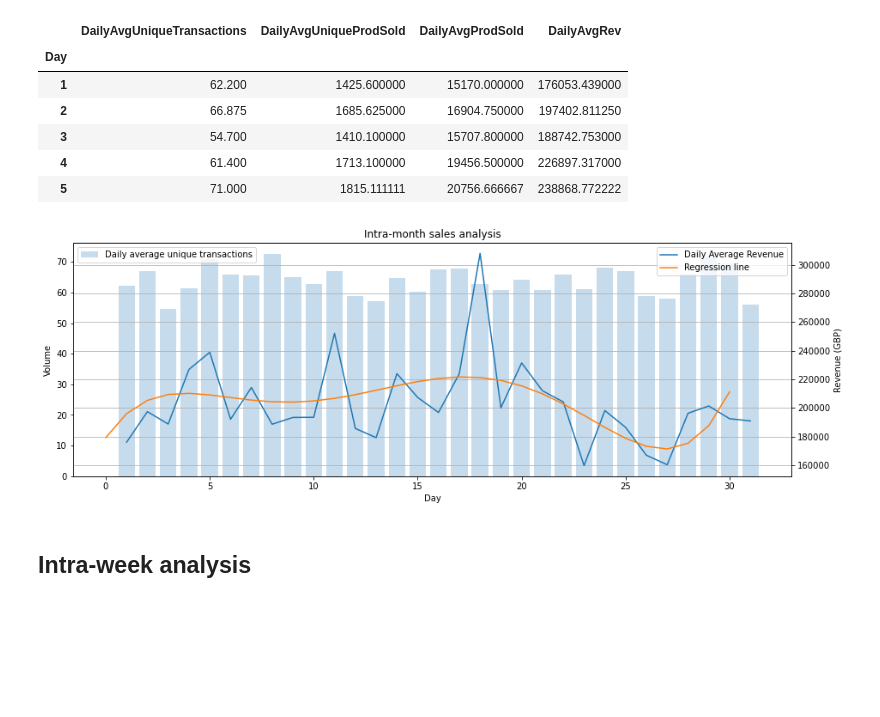
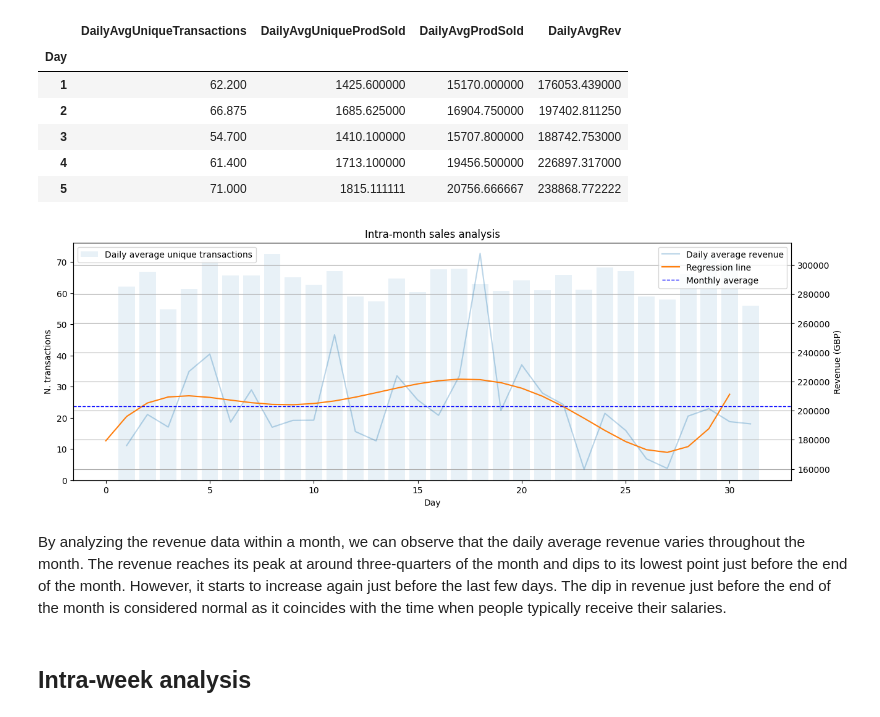
Before and after one commit to antobzzll/Analytics-Portfolio, a Jupyter notebook: Business Analytics/Market Basket Analysis/e-commerce-analytics.ipynb, the cells around one changed output. Drawn from its saved outputs; the diff is of its cells as text; code cells hidden in the pictures; blank space fills up the shorter version.

```diff
--- a/Business Analytics/Market Basket Analysis/e-commerce-analytics.ipynb
+++ b/Business Analytics/Market Basket Analysis/e-commerce-analytics.ipynb
@@ -292,23 +292,27 @@ byday.head()
 # %%
 rev_coefficients = np.polyfit(byday.index.values, byday['DailyAvgRev'].values, 5)
 rev_regression_line = np.poly1d(rev_coefficients)
 
 fig, ax1 = plt.subplots(figsize=(15,5))
 ax2 = plt.twinx()
-ax2.plot(byday.index, byday['DailyAvgRev'], label='Daily Average Revenue')
-ax1.bar(byday.index, byday['DailyAvgUniqueTransactions'], label='Daily average unique transactions', alpha=0.25)
+ax2.plot(byday.index, byday['DailyAvgRev'], label='Daily average revenue', alpha=0.3)
+ax1.bar(byday.index, byday['DailyAvgUniqueTransactions'], label='Daily average unique transactions', alpha=0.1)
 ax2.plot(rev_regression_line(byday.index.values), label='Regression line')
-ax1.set_ylabel('Volume')
+ax2.axhline(byday['DailyAvgRev'].mean(), color='b', linestyle='dashed', linewidth=1, label='Monthly average')
+
+ax1.set_ylabel('N. transactions')
 ax2.set_ylabel('Revenue (GBP)')
 plt.title("Intra-month sales analysis")
 plt.grid(True)
 ax1.legend(loc='upper left')
 ax1.set_xlabel('Day')
 ax2.legend()
 
 plt.show()
 # %% [output]
-[figure, old version]
+[figure, new version]
+# %% [markdown]
+By analyzing the revenue data within a month, we can observe that the daily average revenue varies throughout the month. The revenue reaches its peak at around three-quarters of the month and dips to its lowest point just before the end of the month. However, it starts to increase again just before the last few days. The dip in revenue just before the end of the month is considered normal as it coincides with the time when people typically receive their salaries.
 # %% [markdown]
 ## Intra-week analysis
 # %%
```
Also changed, not shown: parts of 5 cells of this notebook.
